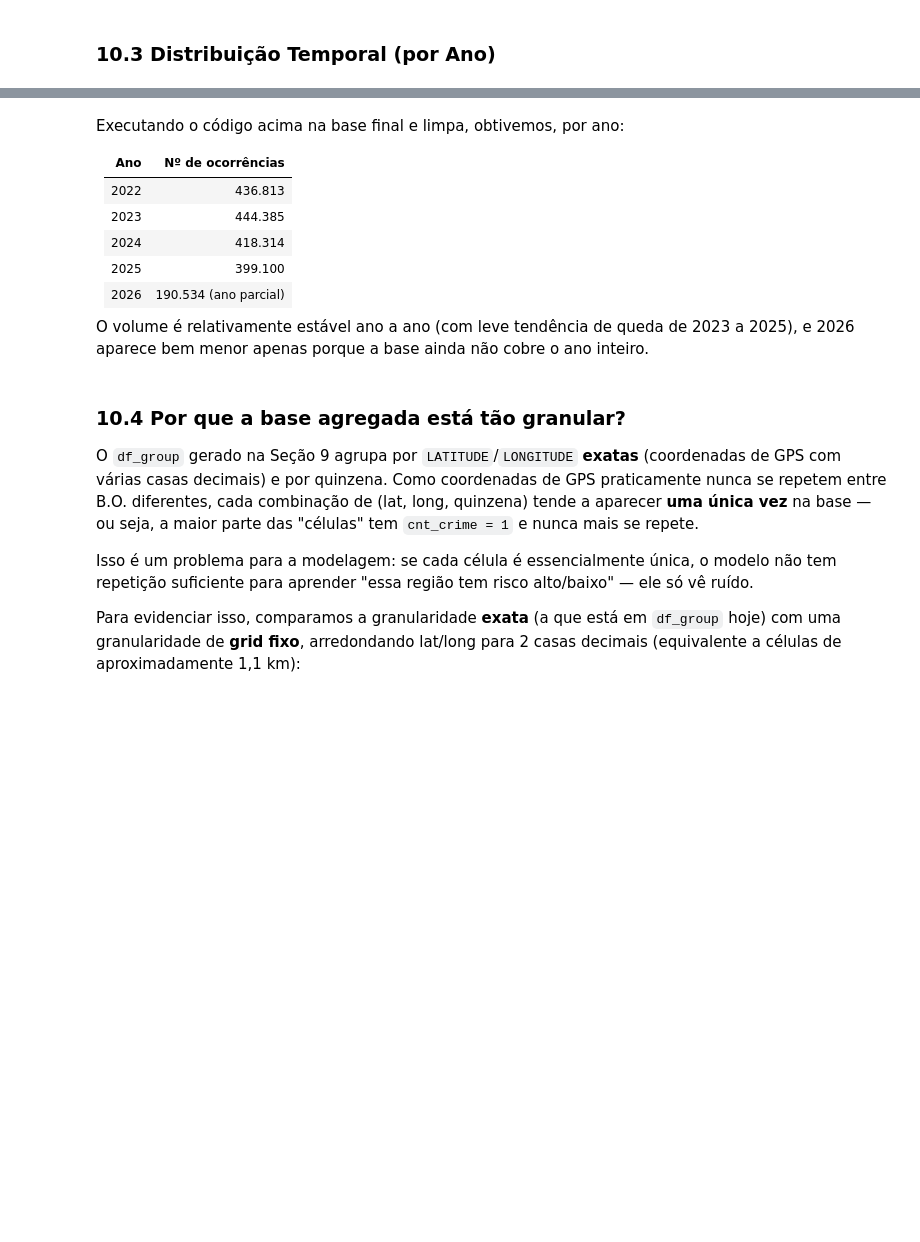
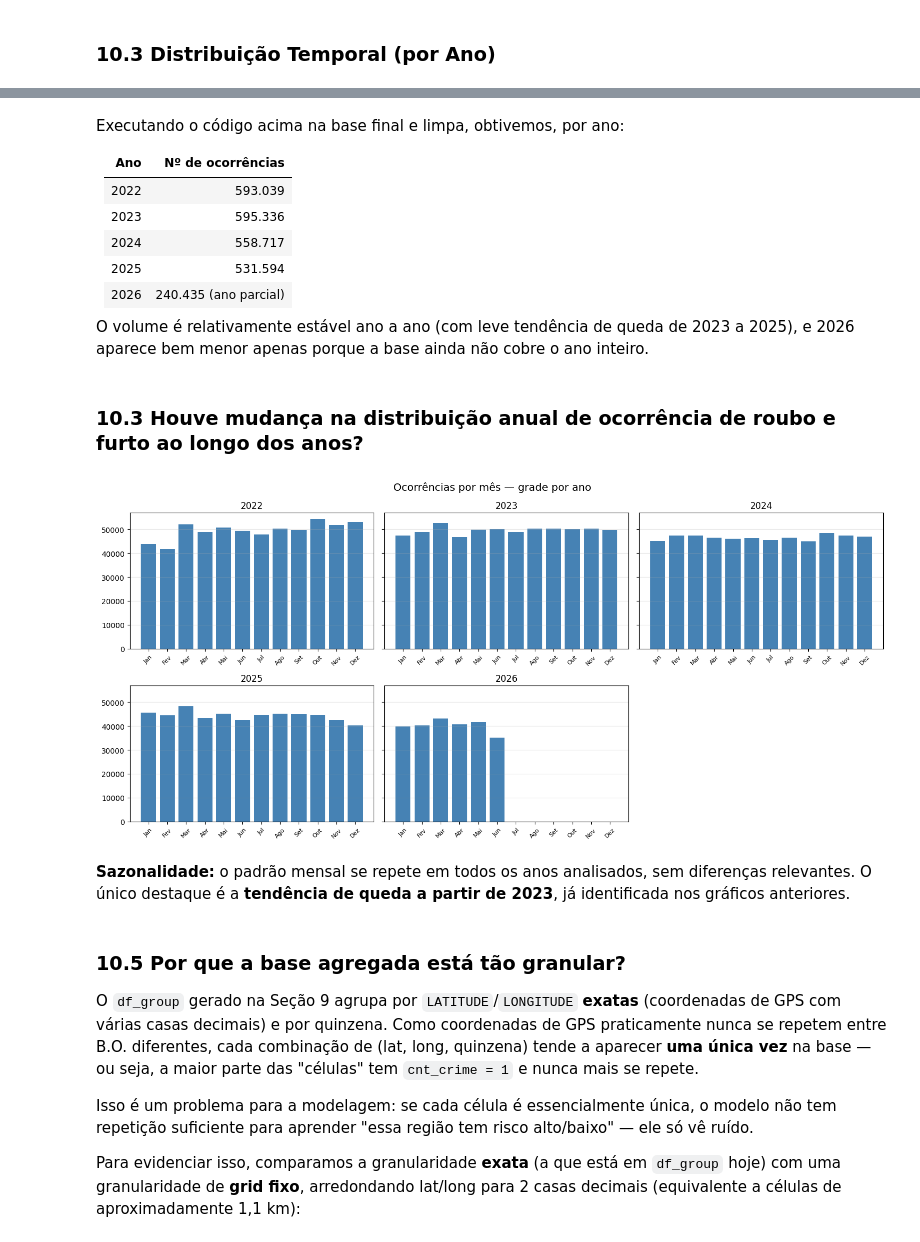
Before and after one commit to Marcos-Med/sp-crime-spatiotemporal-prediction, a Jupyter notebook: processing_datasets_ssp_sp.ipynb, the cells around one changed output, grey strips where cells are left out. Saved outputs shown, nothing was run; the diff lists cells and outputs as text; code cells hidden in the pictures; blank space fills up the shorter version.

```diff
--- a/processing_datasets_ssp_sp.ipynb
+++ b/processing_datasets_ssp_sp.ipynb
@@ -449,15 +472,56 @@ Executando o código acima na base final e limpa, obtivemos, por ano:
 
 | Ano | Nº de ocorrências |
 |---|---|
-| 2022 | 436.813 |
-| 2023 | 444.385 |
-| 2024 | 418.314 |
-| 2025 | 399.100 |
-| 2026 | 190.534 (ano parcial) |
+| 2022 | 593.039 |
+| 2023 | 595.336 |
+| 2024 | 558.717 |
+| 2025 | 531.594 |
+| 2026 | 240.435 (ano parcial) |
 
 O volume é relativamente estável ano a ano (com leve tendência de queda de 2023 a 2025), e 2026 aparece bem menor apenas porque a base ainda não cobre o ano inteiro.
+# %% [markdown]
+### 10.3 Houve mudança na distribuição anual de ocorrência de roubo e furto ao longo dos anos?
+# %%
+years = sorted(df_raw['ANO_BO'].unique())
+n_years = len(years)
+
+columns_grid = 3
+lines_grid = math.ceil(n_years / columns_grid)
+
+month_names = ['Jan','Fev','Mar','Abr','Mai','Jun','Jul','Ago','Set','Out','Nov','Dez']
+
+fig, axes = plt.subplots(
+    lines_grid, columns_grid,
+    figsize=(5 * columns_grid, 3.5 * lines_grid),
+    sharey=True
+)
+axes = axes.flatten()
+
+for i, year in enumerate(years):
+    data_year = (
+        df_raw[df_raw['ANO_BO'] == year]
+        .groupby('MES_BO').size()
+        .reindex(range(1, 13), fill_value=0)
+    )
+    axes[i].bar(data_year.index, data_year.values, color='steelblue')
+    axes[i].set_title(str(year))
+    axes[i].set_xticks(range(1, 13))
+    axes[i].set_xticklabels(month_names, rotation=45, fontsize=8)
+    axes[i].grid(axis='y', alpha=0.3)
+
+# remove os eixos que sobraram na grade
+for j in range(i + 1, len(axes)):
+    fig.delaxes(axes[j])
+
+fig.suptitle('Ocorrências por mês — grade por ano', fontsize=14)
+plt.tight_layout()
+plt.show()
+# %% [output]
+[figure, added]
+# %% [markdown]
+**Sazonalidade:** o padrão mensal se repete em todos os anos analisados, sem diferenças relevantes. O único destaque é a **tendência de queda a partir de 2023**, já identificada nos gráficos anteriores.
 # %% [markdown]
-### 10.4 Por que a base agregada está tão granular?
+### 10.5 Por que a base agregada está tão granular?
 
 O `df_group` gerado na Seção 9 agrupa por `LATITUDE`/`LONGITUDE` **exatas** (coordenadas de GPS com várias casas decimais) e por quinzena. Como coordenadas de GPS praticamente nunca se repetem entre B.O. diferentes, cada combinação de (lat, long, quinzena) tende a aparecer **uma única vez** na base — ou seja, a maior parte das "células" tem `cnt_crime = 1` e nunca mais se repete.
 
```
Also changed, not shown: parts of 48 cells of this notebook.
